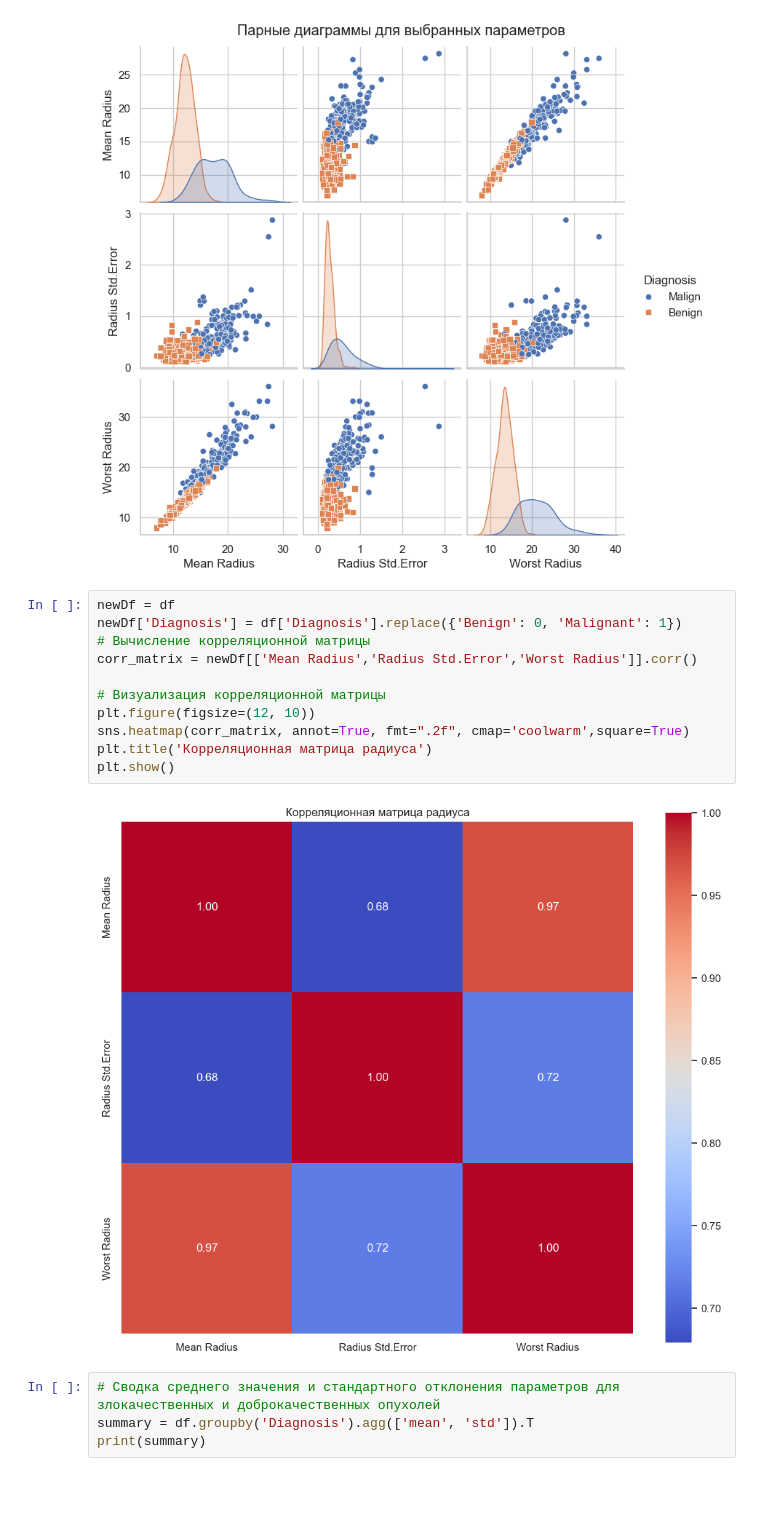
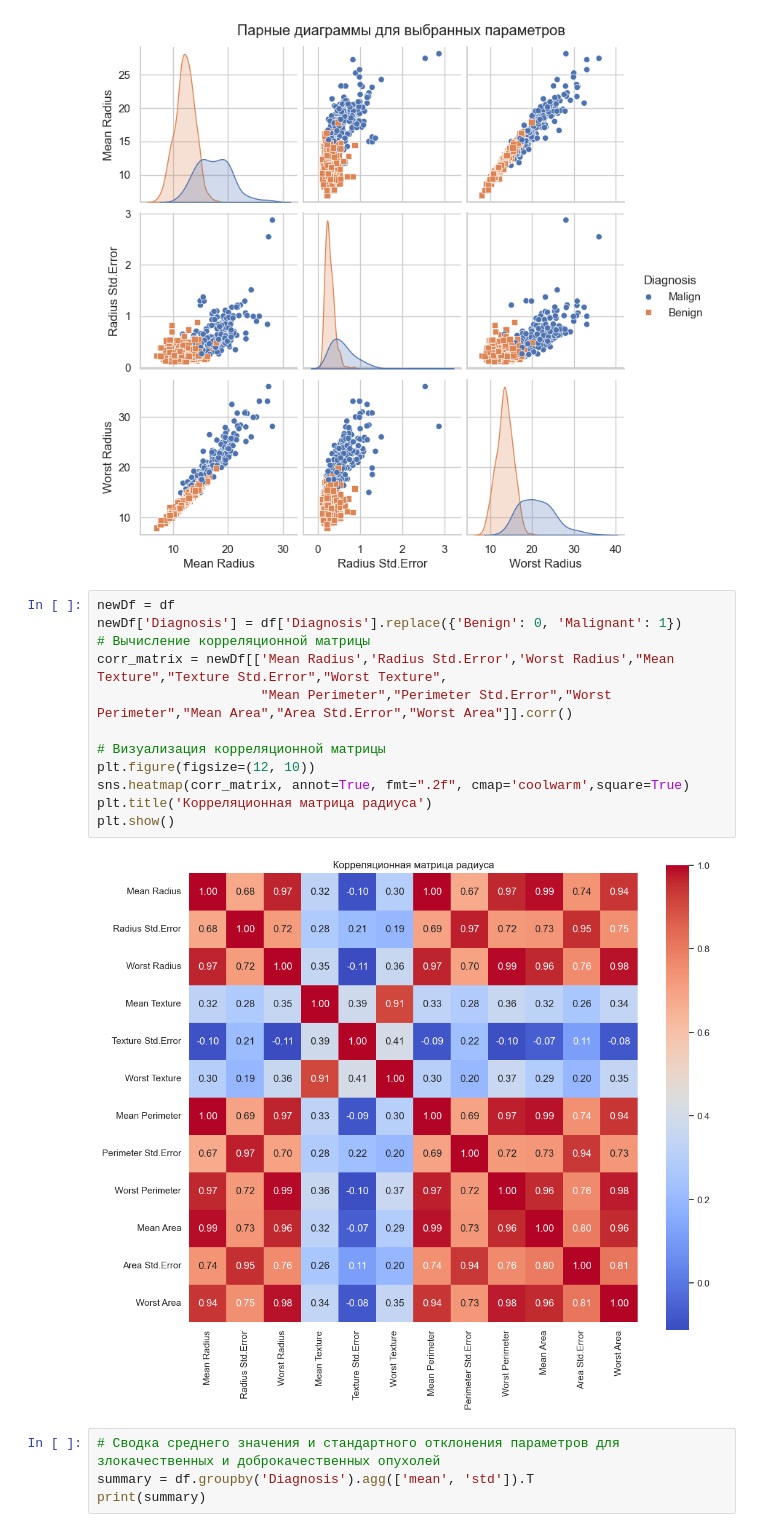
Before and after one commit to MrAbubakr04/pyton-final-project, a Jupyter notebook: main.ipynb, the cells around one changed output. Drawn from its saved outputs; the diff is of its cells as text; blank space fills up the shorter version.

```diff
--- a/main.ipynb
+++ b/main.ipynb
@@ -170,16 +170,17 @@ plt.show()
 # %%
 newDf = df
 newDf['Diagnosis'] = df['Diagnosis'].replace({'Benign': 0, 'Malignant': 1})
 # Вычисление корреляционной матрицы
-corr_matrix = newDf[['Mean Radius','Radius Std.Error','Worst Radius']].corr()
+corr_matrix = newDf[['Mean Radius','Radius Std.Error','Worst Radius',"Mean Texture","Texture Std.Error","Worst Texture",
+                     "Mean Perimeter","Perimeter Std.Error","Worst Perimeter","Mean Area","Area Std.Error","Worst Area"]].corr()
 
 # Визуализация корреляционной матрицы
 plt.figure(figsize=(12, 10))
 sns.heatmap(corr_matrix, annot=True, fmt=".2f", cmap='coolwarm',square=True)
 plt.title('Корреляционная матрица радиуса')
 plt.show()
 # %% [output]
-[figure, old version]
+[figure, new version]
 # %%
 # Сводка среднего значения и стандартного отклонения параметров для злокачественных и доброкачественных опухолей
 summary = df.groupby('Diagnosis').agg(['mean', 'std']).T
```
